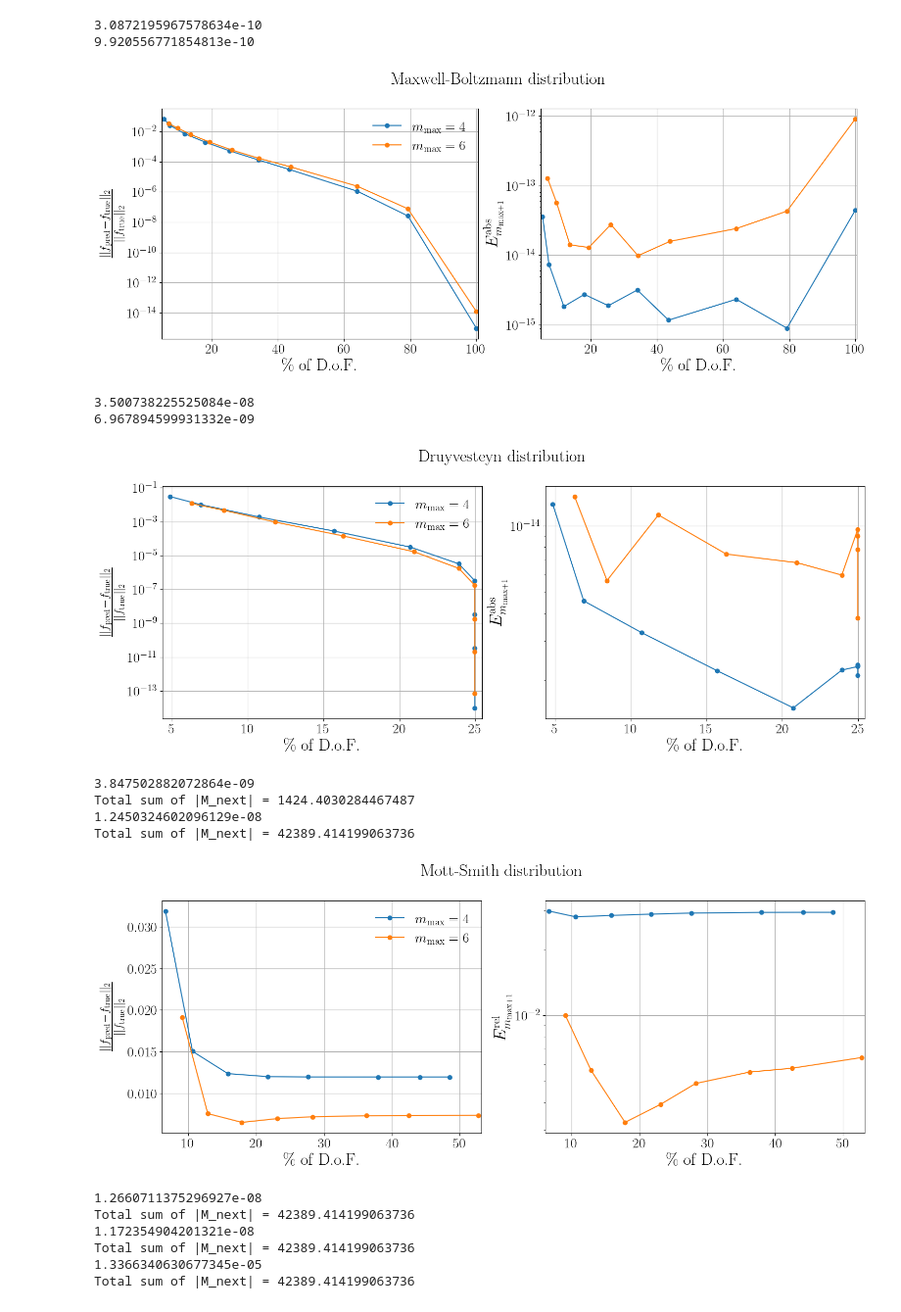
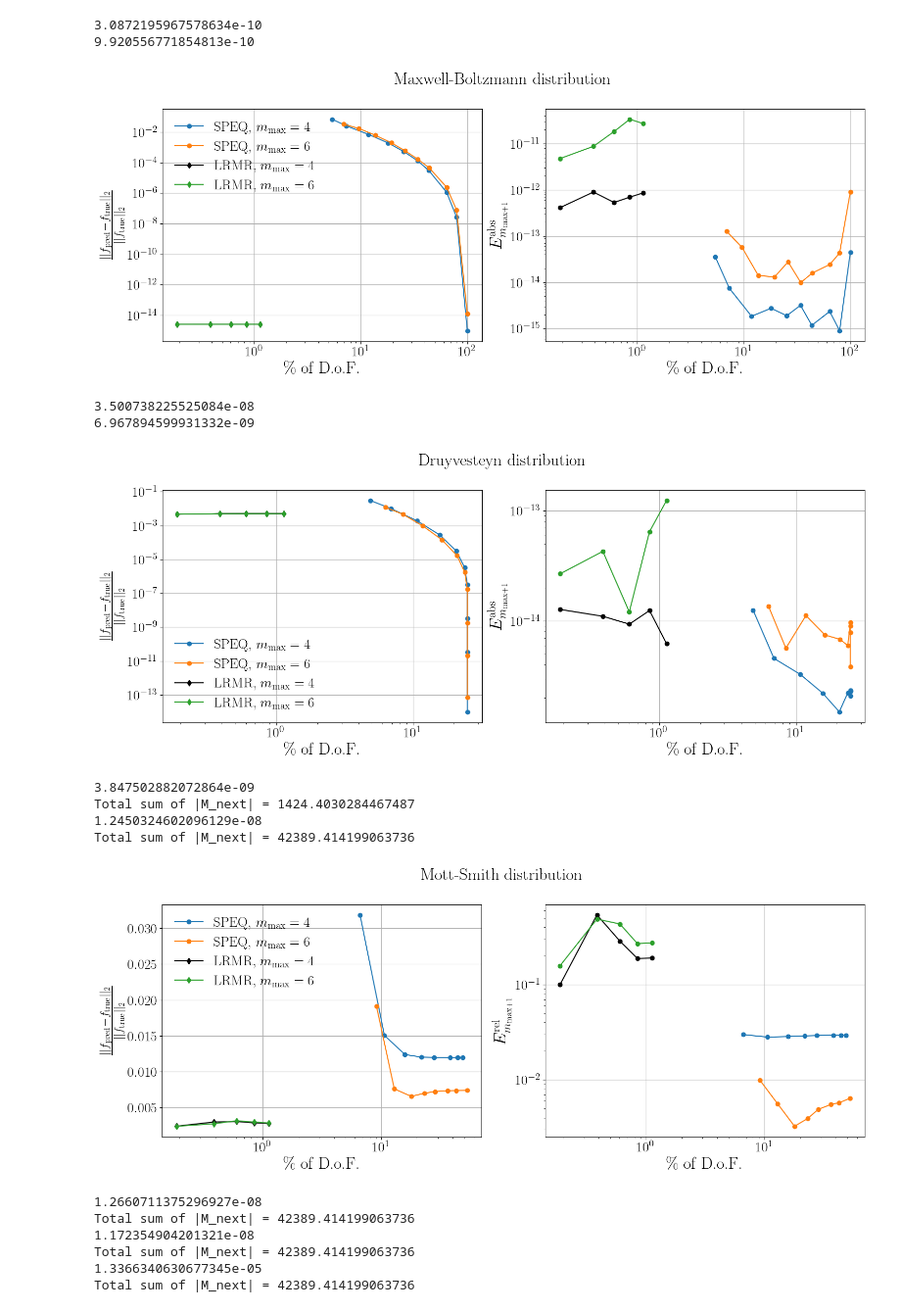
Before and after one commit to ACoM-RWTH/SPEcQK.jl, a Jupyter notebook: simulations/paper_2026_sparse_and_lowrank/plotting.ipynb, the cells around one changed output. Shown at 98% size. Cells and saved outputs as stored; diff of their text form; code cells hidden in the pictures.

```diff
--- a/simulations/paper_2026_sparse_and_lowrank/plotting.ipynb
+++ b/simulations/paper_2026_sparse_and_lowrank/plotting.ipynb
@@ -60,5 +103,6 @@ def compute_L2_and_next_moment_abs_error(filename, rel_moment_err, constraint_er
 # %%
-def plot_L2_and_next_errors(path_to_dir, output_path, vdf_name, figlabel, n_v, m1, m2, dof_rel=True, log_1=True, log_2=True, rel_moment_err=False):
+def plot_L2_and_next_errors(path_to_dir, output_path, vdf_name, figlabel, n_v, m1, m2, dof_rel=True, log_1=True, log_2=True, rel_moment_err=False, plot_LR=False,
+                            ranks_list=[], path_to_lr_dir=""):
 
     path_M1 = f"{path_to_dir}/{vdf_name}_constraint_M_upto{m1}_{n_v}.h5"
     path_M2 = f"{path_to_dir}/{vdf_name}_constraint_M_upto{m2}_{n_v}.h5"
@@ -81,12 +125,29 @@ def plot_L2_and_next_errors(path_to_dir, output_path, vdf_name, figlabel, n_v, m
     fig = plt.figure(figsize=(18,6))
 
     ax1 = fig.add_subplot(1,2,1)
-    ax1.plot(dofs1, [x/data1[3] for x in data1[2]], '-o', label=r"$m_{\mathrm{max}} = " + f"{m1}$", linewidth=lw)
-    ax1.plot(dofs2, [x/data2[3] for x in data2[2]], '-o', label=r"$m_{\mathrm{max}} = " + f"{m2}$", linewidth=lw)
+    ax1.plot(dofs1, [x/data1[3] for x in data1[2]], '-o', label=r"SPEQ, $m_{\mathrm{max}} = " + f"{m1}$", linewidth=lw)
+    ax1.plot(dofs2, [x/data2[3] for x in data2[2]], '-o', label=r"SPEQ, $m_{\mathrm{max}} = " + f"{m2}$", linewidth=lw)
 
     ax2 = fig.add_subplot(1,2,2)
     ax2.plot(dofs1, data1[1], '-o', linewidth=lw)
     ax2.plot(dofs2, data2[1], '-o', linewidth=lw)
+
+    if plot_LR:
+        pref_lr1 = f"{path_to_lowrank_dir}/vdf_{vdf_name}_constraint_M_upto{m1}_{n_v}"
+        dofs_LR1, l1_moment_errors_LR1, errors_vdf_L2_LR1, l2_ref_vdf_LR1 = compute_L2_and_next_moment_abs_error_lowrank(path_M1, pref_lr1, ranks_list, n_v, rel_moment_err)
+
+        dofs_LR1 = [100 * x/n_v**3 for x in dofs_LR1]
+
+        pref_lr2 = f"{path_to_lowrank_dir}/vdf_{vdf_name}_constraint_M_upto{m2}_{n_v}"
+        dofs_LR2, l1_moment_errors_LR2, errors_vdf_L2_LR2, l2_ref_vdf_LR2 = compute_L2_and_next_moment_abs_error_lowrank(path_M2, pref_lr2, ranks_list, n_v, rel_moment_err)
+
+        dofs_LR2 = [100 * x/n_v**3 for x in dofs_LR2]
+
+        ax1.plot(dofs_LR1, [x/l2_ref_vdf_LR1 for x in errors_vdf_L2_LR1], '-d', label=r"LRMR, $m_{\mathrm{max}} = " + f"{m1}$", linewidth=lw, color="k")
+        ax1.plot(dofs_LR2, [x/l2_ref_vdf_LR2 for x in errors_vdf_L2_LR2], '-d', label=r"LRMR, $m_{\mathrm{max}} = " + f"{m2}$", linewidth=lw)
+
+        ax2.plot(dofs_LR1, l1_moment_errors_LR1, '-o', linewidth=lw, color="k")
+        ax2.plot(dofs_LR2, l1_moment_errors_LR2, '-o', linewidth=lw)
 
     if log_1:
         ax1.set_yscale("log")
@@ -104,7 +165,10 @@ def plot_L2_and_next_errors(path_to_dir, output_path, vdf_name, figlabel, n_v, m
             ax.set_xlabel("\% of D.o.F.", fontsize=label_size)
         else:
             ax.set_xlabel("D.o.F.", fontsize=label_size)
-        ax.set_xlim(xl)
+
+        if plot_LR:
+            ax.set_xscale("log")
+        # ax.set_xlim(xl)
 
     ax1.set_ylabel(r"$\frac{||f_{\mathrm{pred}} - f_{\mathrm{true}}||_2}{||f_{\mathrm{true}}||_2}$", fontsize=label_size)
 
@@ -121,27 +185,34 @@ def plot_L2_and_next_errors(path_to_dir, output_path, vdf_name, figlabel, n_v, m
 
     # ax.set_xlim([min(dofs), int(nv)**2])
 
+
     fig.savefig(f"{output_path}/{vdf_name}_{n_v}_errors_{m1}_{m2}.pdf", bbox_inches="tight")
 # %%
-plot_L2_and_next_errors(path_to_output_dir, path_to_plots_dir, "Maxwell_Boltzmann", "Maxwell-Boltzmann distribution", 40, 4, 6, dof_rel=True)
+plot_L2_and_next_errors(path_to_output_dir, path_to_plots_dir, "Maxwell_Boltzmann", "Maxwell-Boltzmann distribution", 40, 4, 6, dof_rel=True,
+                        plot_LR=plot_low_rank, ranks_list=[1,2,3,4,5],
+                        path_to_lr_dir=path_to_lowrank_dir)
 # %% [output]
 3.0872195967578634e-10
 9.920556771854813e-10
-[figure, old version]
+[figure, new version]
 # %%
-plot_L2_and_next_errors(path_to_output_dir, path_to_plots_dir, "Druyvesteyn", "Druyvesteyn distribution", 40, 4, 6, dof_rel=True)
+plot_L2_and_next_errors(path_to_output_dir, path_to_plots_dir, "Druyvesteyn", "Druyvesteyn distribution", 40, 4, 6, dof_rel=True,
+                        plot_LR=plot_low_rank, ranks_list=[1,2,3,4,5],
+                        path_to_lr_dir=path_to_lowrank_dir)
 # %% [output]
 3.500738225525084e-08
 6.967894599931332e-09
-[figure, old version]
+[figure, new version]
 # %%
-plot_L2_and_next_errors(path_to_output_dir, path_to_plots_dir, "Mott_Smith", "Mott-Smith distribution", 40, 4, 6, dof_rel=True, log_1=False, log_2=True, rel_moment_err=True)
+plot_L2_and_next_errors(path_to_output_dir, path_to_plots_dir, "Mott_Smith", "Mott-Smith distribution", 40, 4, 6, dof_rel=True, log_1=False, log_2=True, rel_moment_err=True,
+                        plot_LR=plot_low_rank, ranks_list=[1,2,3,4,5],
+                        path_to_lr_dir=path_to_lowrank_dir)
 # %% [output]
 3.847502882072864e-09
 Total sum of |M_next| = 1424.4030284467487
 1.2450324602096129e-08
 Total sum of |M_next| = 42389.414199063736
-[figure, old version]
+[figure, new version]
 # %%
 def plot_L2_and_next_errors_parameter_study(path_to_dir, output_path, vdf_name, figlabel, n_v, m1, threshold_array, threshold_labels, dof_rel=True, log_1=True, log_2=True, rel_moment_err=False):
 
```
Also changed, not shown: parts of 20 cells of this notebook.
